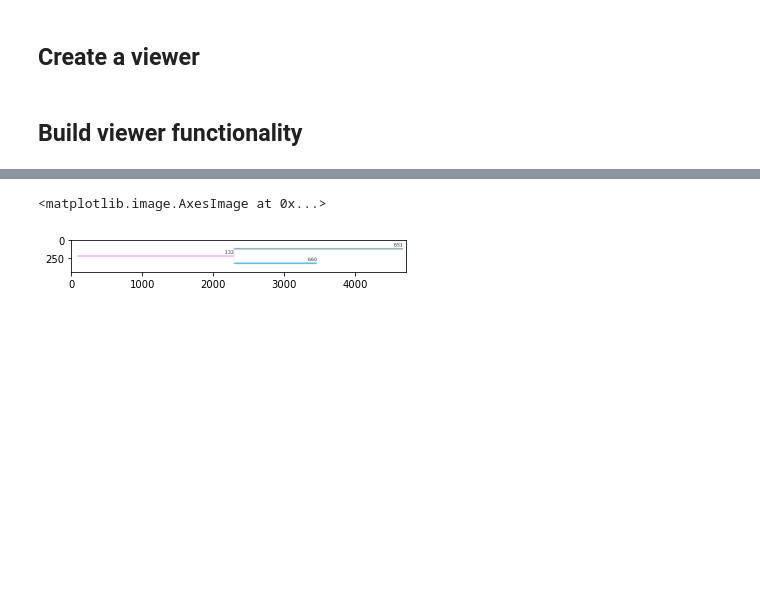
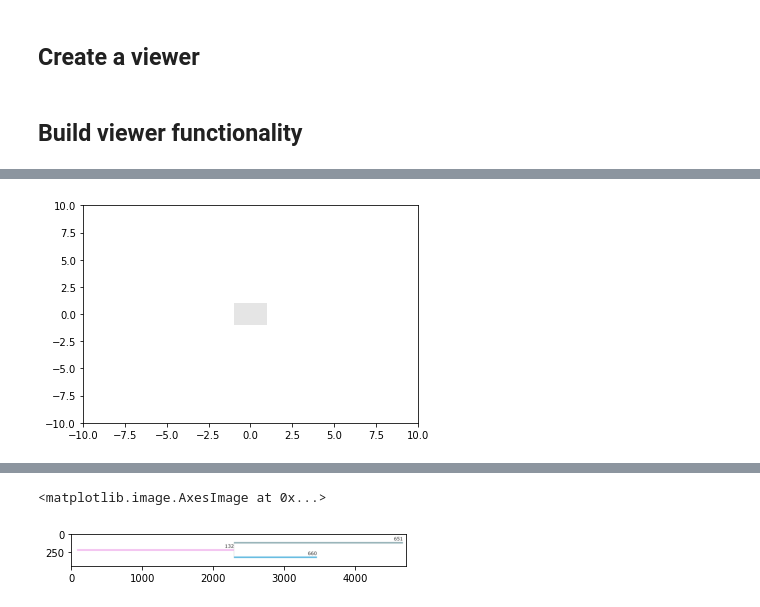
Before and after one commit to fjorka/tracking_pipeline, a Jupyter notebook: notebooks/04_tracking_correction_napari.ipynb, the cells around one changed output, grey strips where cells are left out. Drawn from its saved outputs; the diff is of its cells as text; code cells hidden in the pictures; blank space fills up the shorter version.

```diff
--- a/notebooks/04_tracking_correction_napari.ipynb
+++ b/notebooks/04_tracking_correction_napari.ipynb
@@ -267,0 +604,23 @@ family_im = my_napari.generate_family_image(df,labels_layer,current_track,graph_
+# %%
+import numpy as np
+import matplotlib.pyplot as plt
+from matplotlib.transforms import Bbox
+from matplotlib.path import Path
+
+# Fixing random state for reproducibility
+np.random.seed(19680801)
+
+
+left, bottom, width, height = (-1, -1, 2, 2)
+rect = plt.Rectangle((left, bottom), width, height,
+                     facecolor="black", alpha=0.1)
+
+fig, ax = plt.subplots()
+ax.add_patch(rect)
+
+plt.xlim([-10,10])
+plt.ylim([-10,10])
+
+plt.show()
+# %% [output]
+[figure, added]
```
Also changed, not shown: parts of 74 cells of this notebook, 3 other files.
